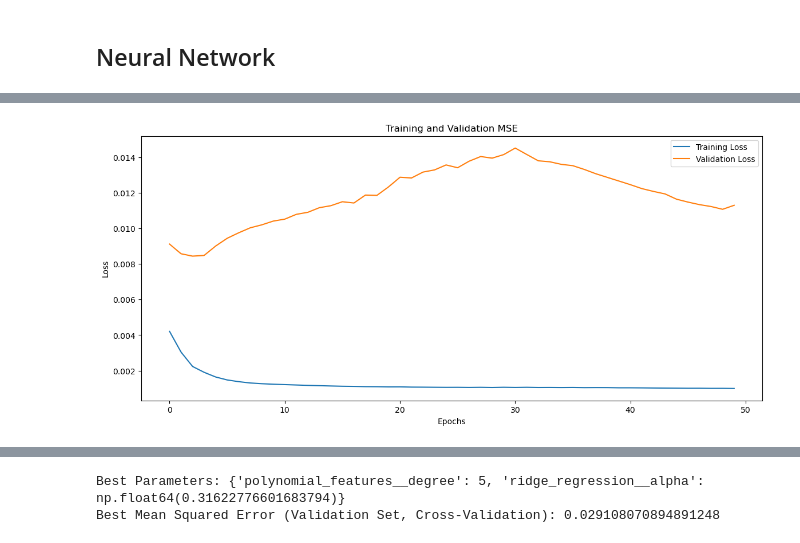
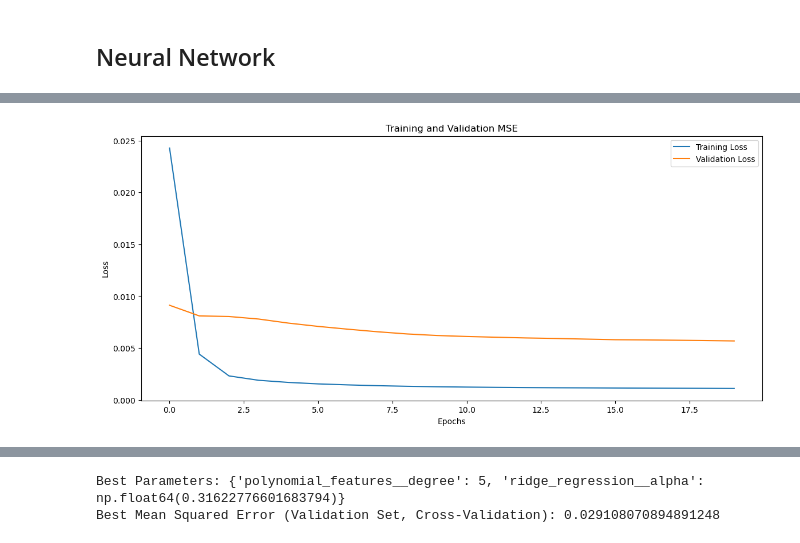
Before and after one commit to pmoll01/AA2024_Groupwork_DynamoData, a Jupyter notebook: Task_4_general.ipynb, the cells around one changed output, grey strips where cells are left out. Drawn from its saved outputs; the diff is of its cells as text; code cells hidden in the pictures.

```diff
--- a/Task4_final.ipynb
+++ b/Task_4_general.ipynb
@@ -133,7 +124,5 @@ model = Sequential([
 ])
 
 model.compile(optimizer='adam', loss='mse', metrics=['mae'])
-
-# Modell trainieren
-history = model.fit(X_train_nn, y_train_nn, epochs=50, batch_size=32, validation_split=0.2, shuffle=False)
+model.summary()
 # %% [output]
@@ -178,0 +142,4 @@ history_df
+# %%
+# Modell trainieren
+epochs = 20
+history = model.fit(X_train_nn, y_train_nn, epochs=epochs, batch_size=32, validation_split=0.2, shuffle=False)
@@ -179,17 +164,21 @@ history_df
 # %%
+#check the overview of the training and validation loss
+history_df = pd.DataFrame(history.history)
+history_df.head()
+
 # Plot training and validation loss to see the differences in each epoch
 plt.figure(figsize=(14, 6))
 
 plt.plot(history_df['loss'], label='Training Loss')
 plt.plot(history_df['val_loss'], label='Validation Loss')
 plt.xlabel('Epochs')
 plt.ylabel('Loss')
 plt.legend()
 plt.title('Training and Validation MSE')
 
 plt.show()
 # %% [output]
-[figure, old version]
+[figure, new version]
 # %%
 # Vorhersagen
 y_pred_nn = model.predict(X_test_nn)
```
Also changed, not shown: parts of 23 cells of this notebook, 14 other files.
